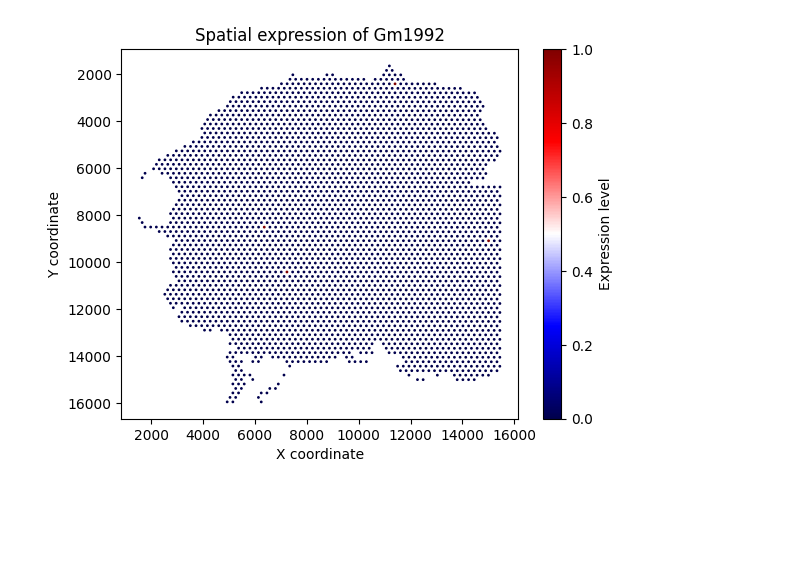
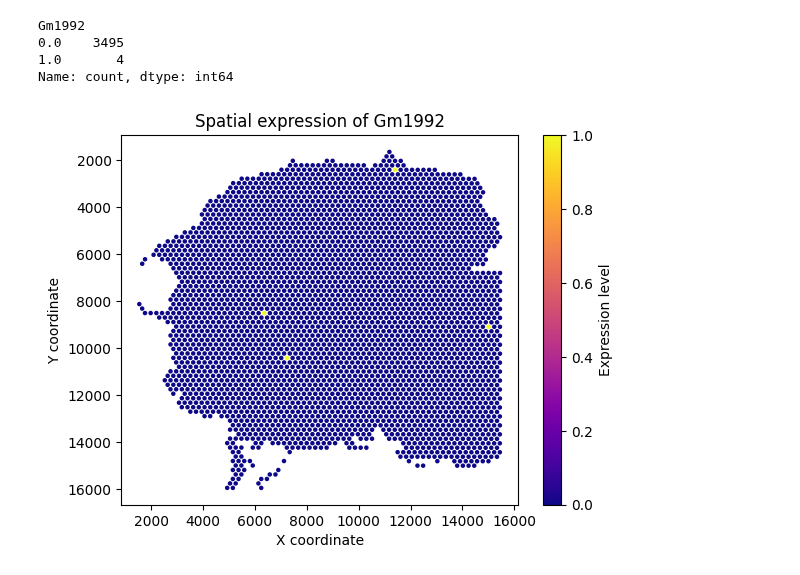
Before and after one commit to ScheWann/A-Part-to-Whole-Circular-Cell-Explorer, a Jupyter notebook: Python/process.ipynb, the cells around one changed output. Drawn from its saved outputs; the diff is of its cells as text; code cells hidden in the pictures; blank space fills up the shorter version.

```diff
--- a/Python/process.ipynb
+++ b/Python/process.ipynb
@@ -15,15 +28,22 @@ KeyboardInterrupt:
+# %%
+expression_data['Gm1992'].value_counts()
+# %% [output]
+Gm1992
+0.0    3495
+1.0       4
+Name: count, dtype: int64
 # %%
 # Select a gene to visualize
 gene_of_interest = 'Gm1992'
 
 # Create a scatter plot of the expression of the gene of interest
-plt.scatter(positions['x'], positions['y'], c=expression_data[gene_of_interest], cmap='seismic', s=1)
+plt.scatter(positions['x'], positions['y'], c=expression_data[gene_of_interest], cmap='plasma', s=5)
 plt.colorbar(label='Expression level')
 plt.title(f'Spatial expression of {gene_of_interest}')
 plt.xlabel('X coordinate')
 plt.ylabel('Y coordinate')
 
 plt.gca().invert_yaxis()
 plt.show()
 # %% [output]
-[figure, old version]
+[figure, new version]
```
Also changed, not shown: parts of 1 cell of this notebook, 1 other file.
